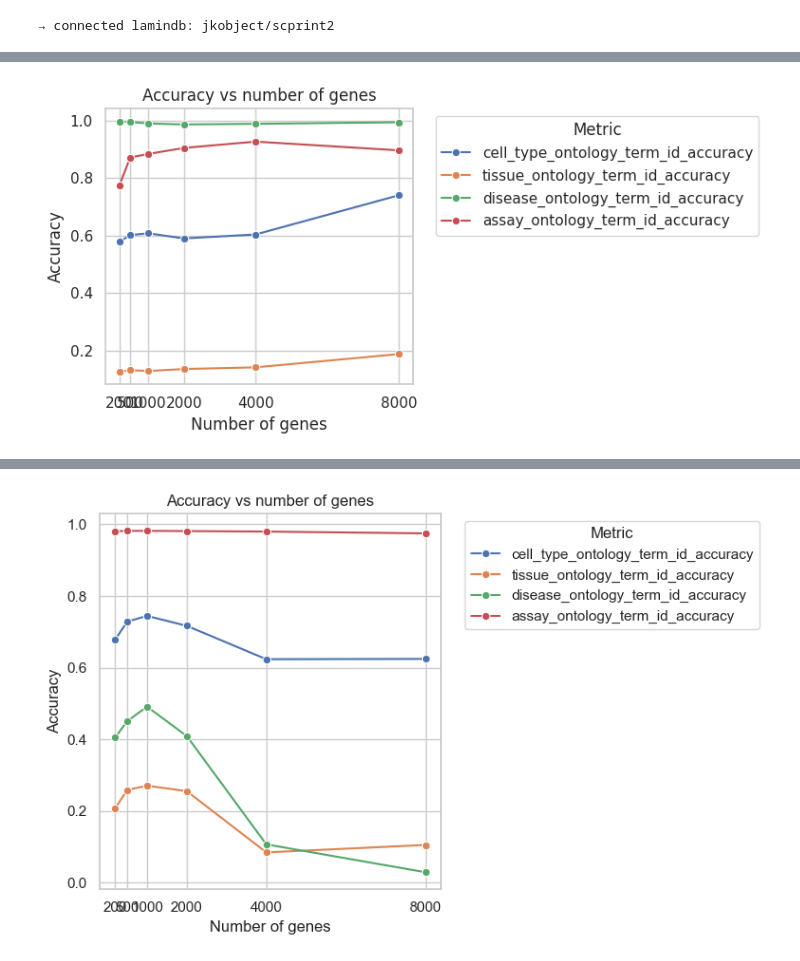
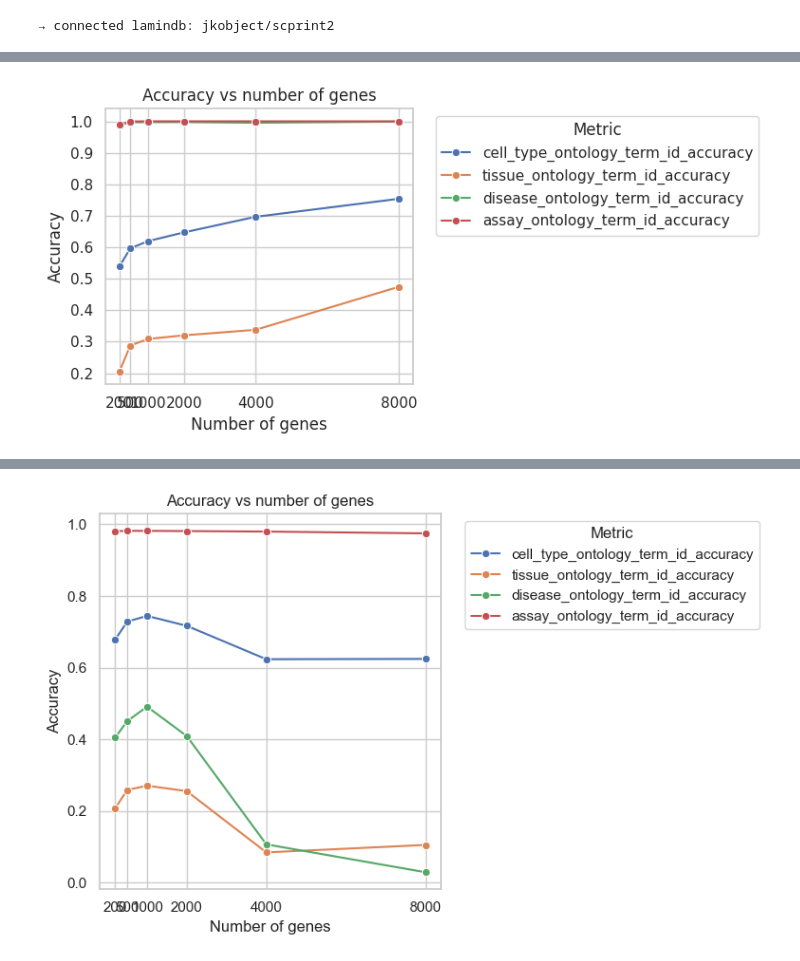
Before and after one commit to cantinilab/scPRINT, a Jupyter notebook: notebooks/scPRINT-2-repro-notebooks/smart_seq_class.ipynb, the cells around one changed output, grey strips where cells are left out. Cells and saved outputs as stored; diff of their text form; code cells hidden in the pictures.

```diff
--- a/notebooks/scPRINT-2-repro-notebooks/smart_seq_class.ipynb
+++ b/notebooks/scPRINT-2-repro-notebooks/smart_seq_class.ipynb
@@ -166,57 +210,57 @@ import seaborn as sns
 
 metrics = {
     200: {
-        "cell_type_ontology_term_id_accuracy": 0.5786189683860233,
-        "tissue_ontology_term_id_accuracy": 0.1258,
-        "disease_ontology_term_id_accuracy": 0.9982,
-        "assay_ontology_term_id_accuracy": 0.7746,
-        "self_reported_ethnicity_ontology_term_id_accuracy": 0.6224,
-        "sex_ontology_term_id_accuracy": 0.5468,
-        "organism_ontology_term_id_accuracy": 0.9844,
+        "cell_type_ontology_term_id_accuracy": 0.5383653044203502,
+        "tissue_ontology_term_id_accuracy": 0.2044,
+        "disease_ontology_term_id_accuracy": 0.9872,
+        "assay_ontology_term_id_accuracy": 0.9888,
+        "self_reported_ethnicity_ontology_term_id_accuracy": 0.468,
+        "sex_ontology_term_id_accuracy": 0.4762,
+        "organism_ontology_term_id_accuracy": 0.966,
     },
     500: {
-        "cell_type_ontology_term_id_accuracy": 0.6015869701399039,
-        "tissue_ontology_term_id_accuracy": 0.1318,
-        "disease_ontology_term_id_accuracy": 0.9958,
-        "assay_ontology_term_id_accuracy": 0.8722,
-        "self_reported_ethnicity_ontology_term_id_accuracy": 0.6232,
-        "sex_ontology_term_id_accuracy": 0.5844,
-        "organism_ontology_term_id_accuracy": 0.9998,
+        "cell_type_ontology_term_id_accuracy": 0.5963226076055161,
+        "tissue_ontology_term_id_accuracy": 0.2876,
+        "disease_ontology_term_id_accuracy": 0.997,
+        "assay_ontology_term_id_accuracy": 0.9994,
+        "self_reported_ethnicity_ontology_term_id_accuracy": 0.5692,
+        "sex_ontology_term_id_accuracy": 0.5782,
+        "organism_ontology_term_id_accuracy": 0.9948,
     },
     1000: {
-        "cell_type_ontology_term_id_accuracy": 0.6082151793160967,
-        "tissue_ontology_term_id_accuracy": 0.1286,
-        "disease_ontology_term_id_accuracy": 0.9906,
-        "assay_ontology_term_id_accuracy": 0.8844,
-        "self_reported_ethnicity_ontology_term_id_accuracy": 0.6232,
-        "sex_ontology_term_id_accuracy": 0.7122,
-        "organism_ontology_term_id_accuracy": 1.0,
+        "cell_type_ontology_term_id_accuracy": 0.6194948862450428,
+        "tissue_ontology_term_id_accuracy": 0.3088,
+        "disease_ontology_term_id_accuracy": 0.9974,
+        "assay_ontology_term_id_accuracy": 1.0,
+        "self_reported_ethnicity_ontology_term_id_accuracy": 0.7154,
+        "sex_ontology_term_id_accuracy": 0.722,
+        "organism_ontology_term_id_accuracy": 0.9994,
     },
     2000: {
-        "cell_type_ontology_term_id_accuracy": 0.5902530851286342,
-        "tissue_ontology_term_id_accuracy": 0.1356,
-        "disease_ontology_term_id_accuracy": 0.9872,
-        "assay_ontology_term_id_accuracy": 0.9054,
-        "self_reported_ethnicity_ontology_term_id_accuracy": 0.6376,
-        "sex_ontology_term_id_accuracy": 0.861,
+        "cell_type_ontology_term_id_accuracy": 0.6470710860954764,
+        "tissue_ontology_term_id_accuracy": 0.3202,
+        "disease_ontology_term_id_accuracy": 0.9976,
+        "assay_ontology_term_id_accuracy": 1.0,
+        "self_reported_ethnicity_ontology_term_id_accuracy": 0.8802,
+        "sex_ontology_term_id_accuracy": 0.8878,
         "organism_ontology_term_id_accuracy": 1.0,
     },
     4000: {
-        "cell_type_ontology_term_id_accuracy": 0.6041275797373359,
-        "tissue_ontology_term_id_accuracy": 0.1414,
-        "disease_ontology_term_id_accuracy": 0.9894,
-        "assay_ontology_term_id_accuracy": 0.9274,
-        "self_reported_ethnicity_ontology_term_id_accuracy": 0.6214,
-        "sex_ontology_term_id_accuracy": 0.974,
+        "cell_type_ontology_term_id_accuracy": 0.6966854283927455,
+        "tissue_ontology_term_id_accuracy": 0.3378,
+        "disease_ontology_term_id_accuracy": 0.9954,
+        "assay_ontology_term_id_accuracy": 1.0,
+        "self_reported_ethnicity_ontology_term_id_accuracy": 0.9842,
+        "sex_ontology_term_id_accuracy": 0.9824,
         "organism_ontology_term_id_accuracy": 1.0,
     },
     8000: {
-        "cell_type_ontology_term_id_accuracy": 0.7407175636211931,
-        "tissue_ontology_term_id_accuracy": 0.1876,
-        "disease_ontology_term_id_accuracy": 0.9948,
-        "assay_ontology_term_id_accuracy": 0.897,
-        "self_reported_ethnicity_ontology_term_id_accuracy": 0.599,
-        "sex_ontology_term_id_accuracy": 0.9828,
+        "cell_type_ontology_term_id_accuracy": 0.75391685815751,
+        "tissue_ontology_term_id_accuracy": 0.4746,
+        "disease_ontology_term_id_accuracy": 0.9992,
+        "assay_ontology_term_id_accuracy": 0.9998,
+        "self_reported_ethnicity_ontology_term_id_accuracy": 0.9958,
+        "sex_ontology_term_id_accuracy": 0.995,
         "organism_ontology_term_id_accuracy": 1.0,
     },
 }
@@ -224,31 +268,31 @@ metrics = {
 import matplotlib.pyplot as plt
 
 # create a DataFrame from the metrics dict
 df = pd.DataFrame(metrics).T.reset_index().rename(columns={"index": "n_genes"})
 
 # keep only the four metrics to plot
 cols = [
     "cell_type_ontology_term_id_accuracy",
     "tissue_ontology_term_id_accuracy",
     "disease_ontology_term_id_accuracy",
     "assay_ontology_term_id_accuracy",
 ]
 df = df[["n_genes"] + cols].sort_values("n_genes")
 
 # melt for seaborn
 df_melt = df.melt(
     id_vars="n_genes", value_vars=cols, var_name="metric", value_name="accuracy"
 )
 
 sns.set(style="whitegrid")
 plt.figure(figsize=(8, 4))
 sns.lineplot(data=df_melt, x="n_genes", y="accuracy", hue="metric", marker="o")
 plt.xticks(df["n_genes"])
 plt.xlabel("Number of genes")
 plt.ylabel("Accuracy")
 plt.title("Accuracy vs number of genes")
 plt.legend(title="Metric", bbox_to_anchor=(1.05, 1), loc="upper left")
 plt.tight_layout()
 plt.show()
 # %% [output]
-[figure, old version]
+[figure, new version]
```
Also changed, not shown: parts of 51 cells of this notebook, 9 other files.
